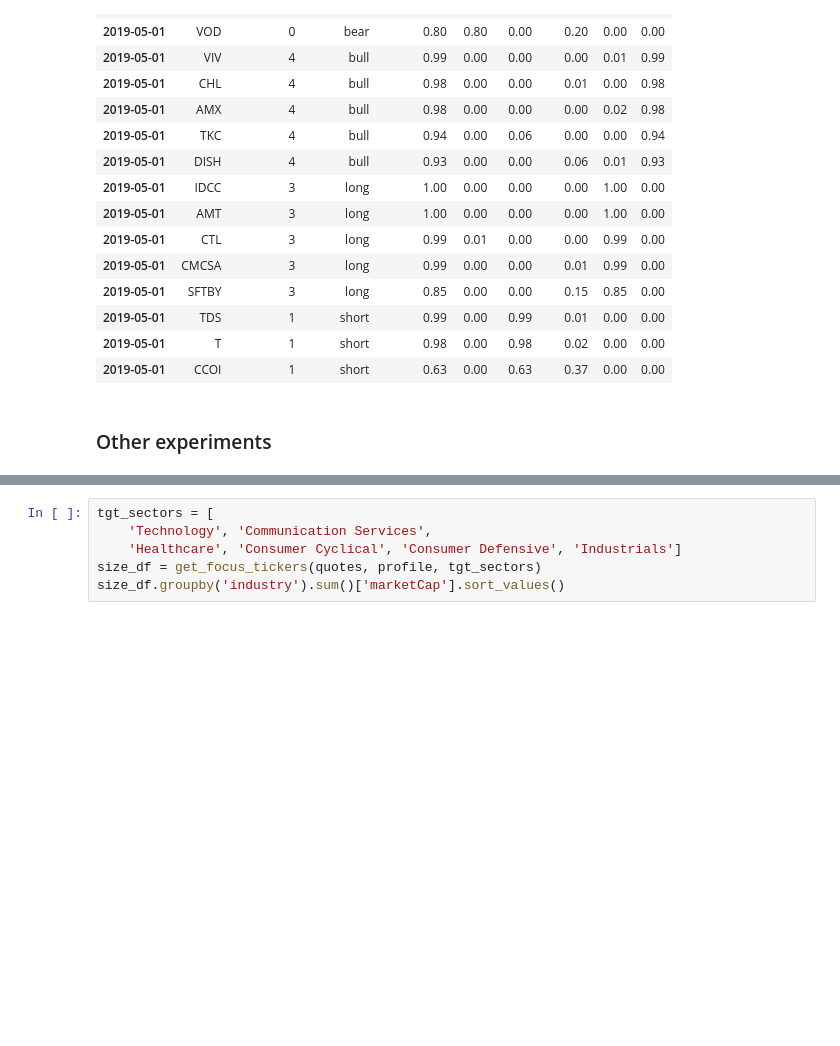
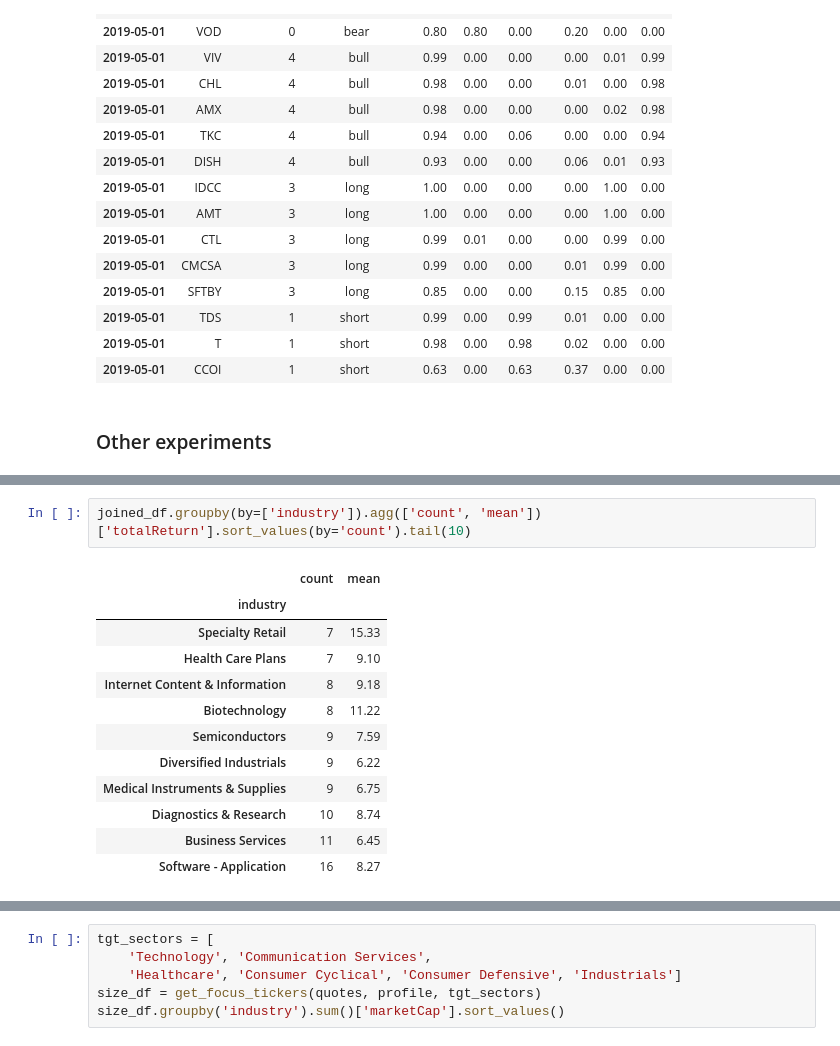
Before and after one commit to webclinic017/inception, a Jupyter notebook: notebooks/micro_TF.ipynb, the cells around one changed output, grey strips where cells are left out. Drawn from its saved outputs; the diff is of its cells as text; blank space fills up the shorter version.

```diff
--- a/notebooks/micro_TF.ipynb
+++ b/notebooks/micro_TF.ipynb
@@ -472,0 +535,15 @@ pred_df.loc[label_mask]\
+# %%
+joined_df.groupby(by=['industry']).agg(['count', 'mean'])['totalReturn'].sort_values(by='count').tail(10)
+# %% [output]
+|  | count | mean |
+| industry |  |  |
+| Specialty Retail | 7 | 15.33 |
+| Health Care Plans | 7 | 9.10 |
+| Internet Content & Information | 8 | 9.18 |
+| Biotechnology | 8 | 11.22 |
+| Semiconductors | 9 | 7.59 |
+| Diversified Industrials | 9 | 6.22 |
+| Medical Instruments & Supplies | 9 | 6.75 |
+| Diagnostics & Research | 10 | 8.74 |
+| Business Services | 11 | 6.45 |
+| Software - Application | 16 | 8.27 |
```
Also changed, not shown: parts of 13 cells of this notebook, 1 other file.
